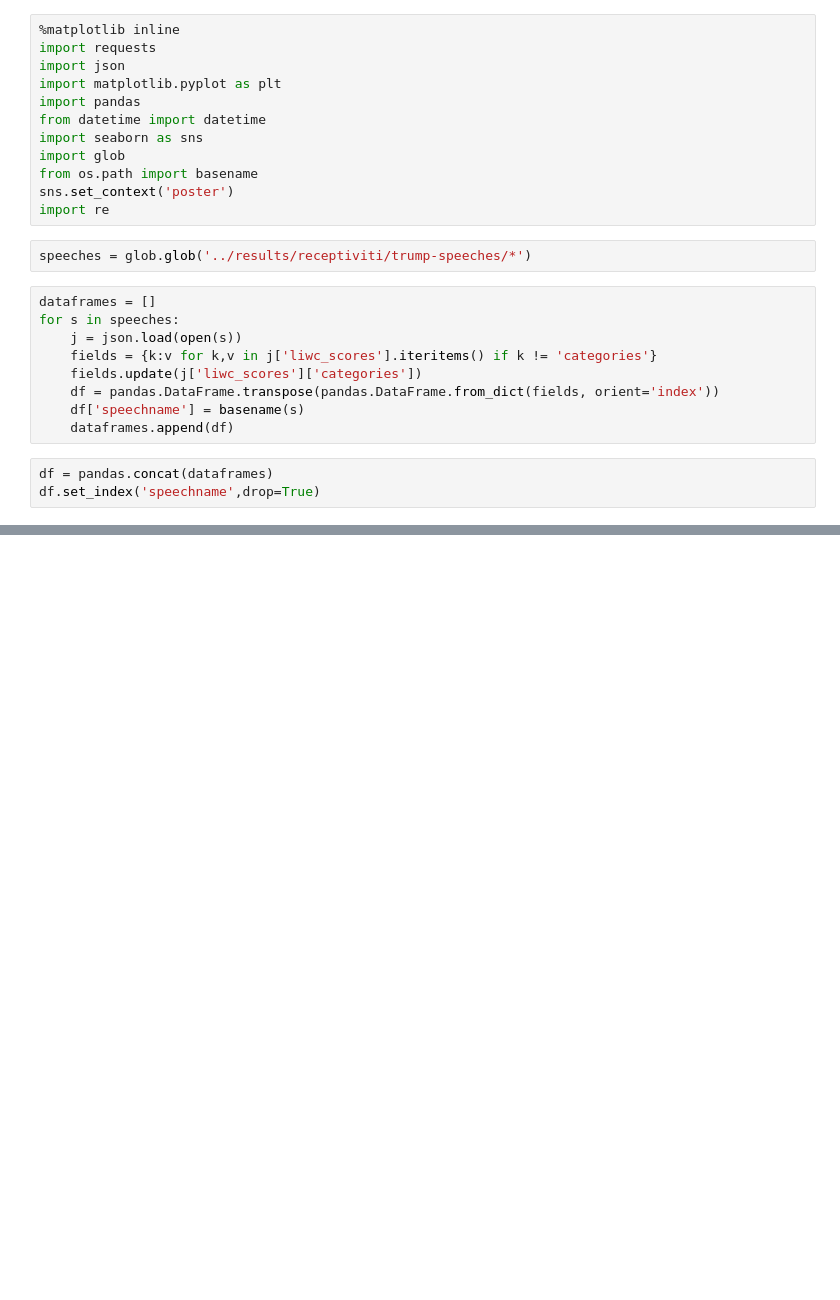
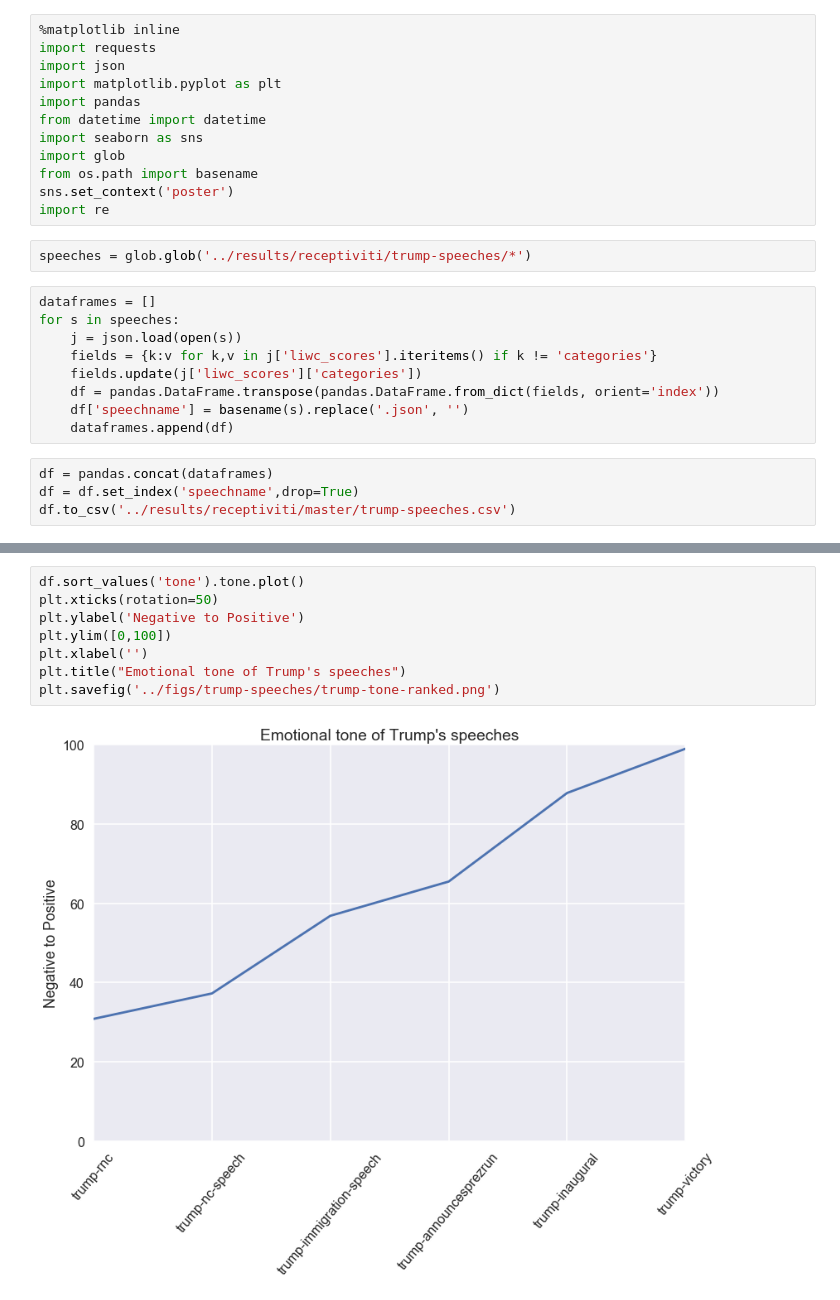
Before and after one commit to pri-data/speech-analysis, a Jupyter notebook: notebooks/trump-speeches-liwc.ipynb, the cells around one changed output, grey strips where cells are left out. Cells and saved outputs as stored; diff of their text form; blank space fills up the shorter version.

```diff
--- a/notebooks/trump-speeches-liwc.ipynb
+++ b/notebooks/trump-speeches-liwc.ipynb
@@ -19,8 +19,9 @@ for s in speeches:
     fields = {k:v for k,v in j['liwc_scores'].iteritems() if k != 'categories'}
     fields.update(j['liwc_scores']['categories'])
     df = pandas.DataFrame.transpose(pandas.DataFrame.from_dict(fields, orient='index'))
-    df['speechname'] = basename(s)
+    df['speechname'] = basename(s).replace('.json', '')
     dataframes.append(df)
 # %%
 df = pandas.concat(dataframes)
-df.set_index('speechname',drop=True)
+df = df.set_index('speechname',drop=True)
+df.to_csv('../results/receptiviti/master/trump-speeches.csv')
@@ -36,0 +28,10 @@ df.set_index('speechname',drop=True)
+# %%
+df.sort_values('tone').tone.plot()
+plt.xticks(rotation=50)
+plt.ylabel('Negative to Positive')
+plt.ylim([0,100])
+plt.xlabel('')
+plt.title("Emotional tone of Trump's speeches")
+plt.savefig('../figs/trump-speeches/trump-tone-ranked.png')
+# %% [output]
+[figure, added]
```
Also changed, not shown: parts of 4 cells of this notebook, 38 other files.
